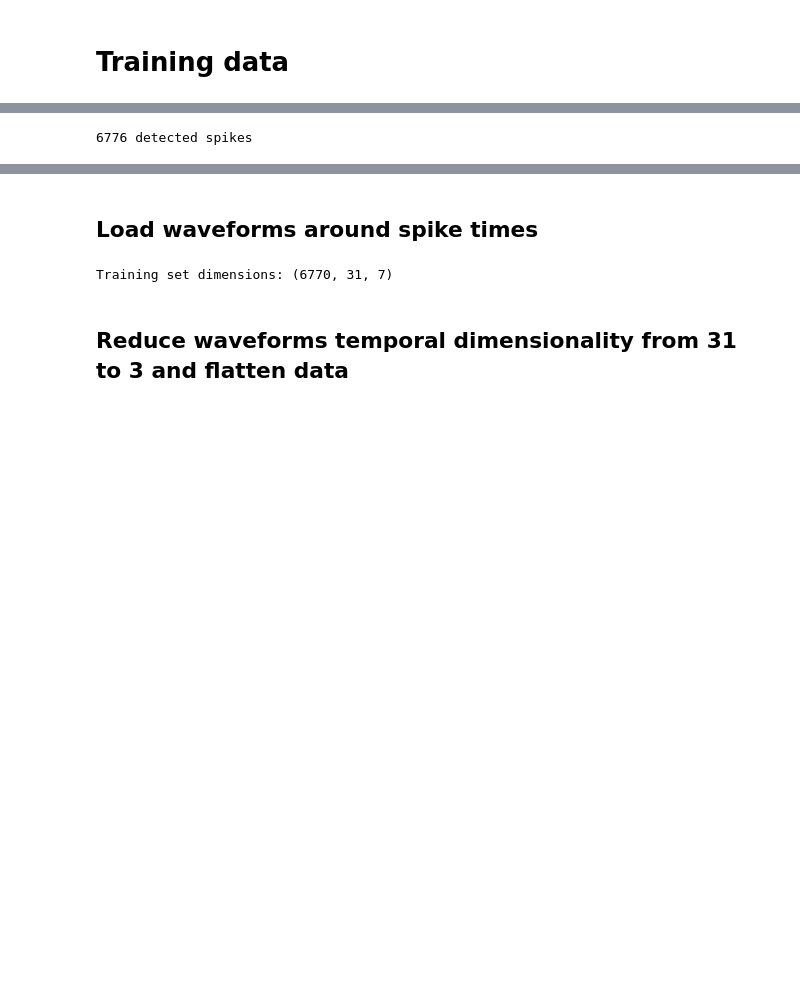
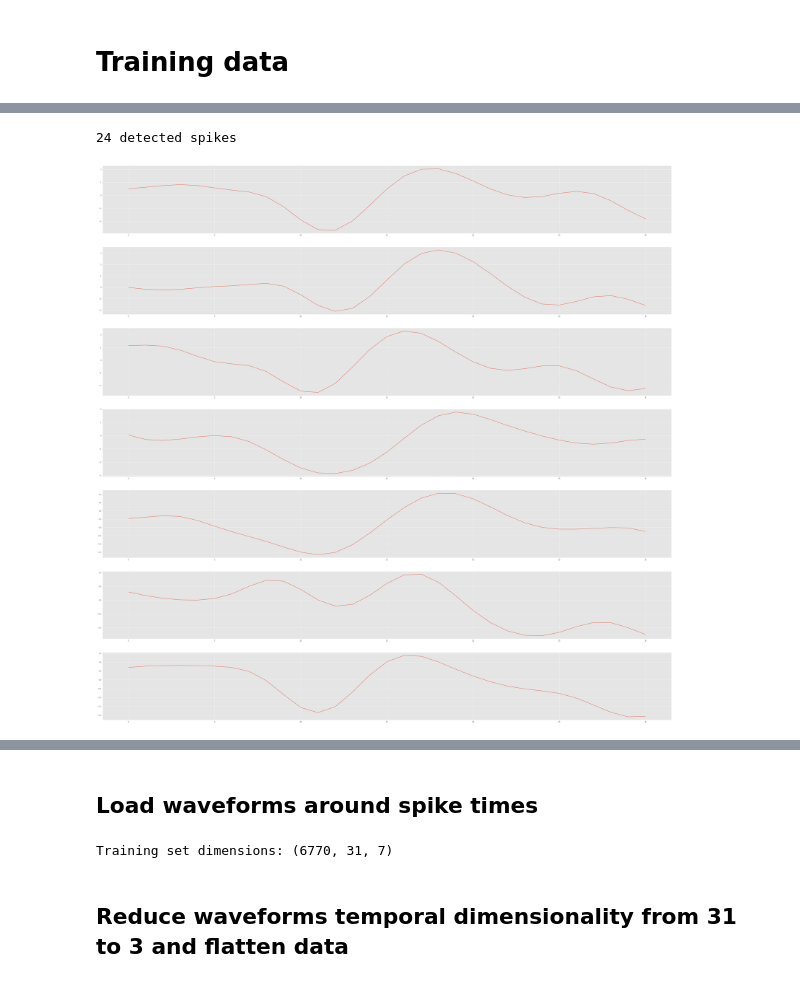
Before and after one commit to edublancas/neural-clustering, a Jupyter notebook: notebooks/data-loading.ipynb, the cells around one changed output, grey strips where cells are left out. Saved outputs shown, nothing was run; the diff lists cells and outputs as text; code cells hidden in the pictures; blank space fills up the shorter version.

```diff
--- a/notebooks/data-loading.ipynb
+++ b/notebooks/data-loading.ipynb
@@ -82,7 +114,7 @@ explorer_rec.plot_geometry()
 # %%
 all_spike_times = np.vstack(spike_times)[:, 0]
-print('{} detected spikes'.format(all_spike_times.shape[0]))
+print('{} detected spikes'.format(clear_spikes.shape[0]))
 # %% [output]
-6776 detected spikes
+24 detected spikes
 # %%
 # there are some errors here.... check
@@ -89,0 +122,4 @@ all_spike_times = np.sort(all_spike_times)[:-6]
+# %%
+explorer_rec.plot_waveform(time=6952, channels=range(7))
+# %% [output]
+[figure, added]
```
Also changed, not shown: parts of 10 cells of this notebook, 1 other file.
